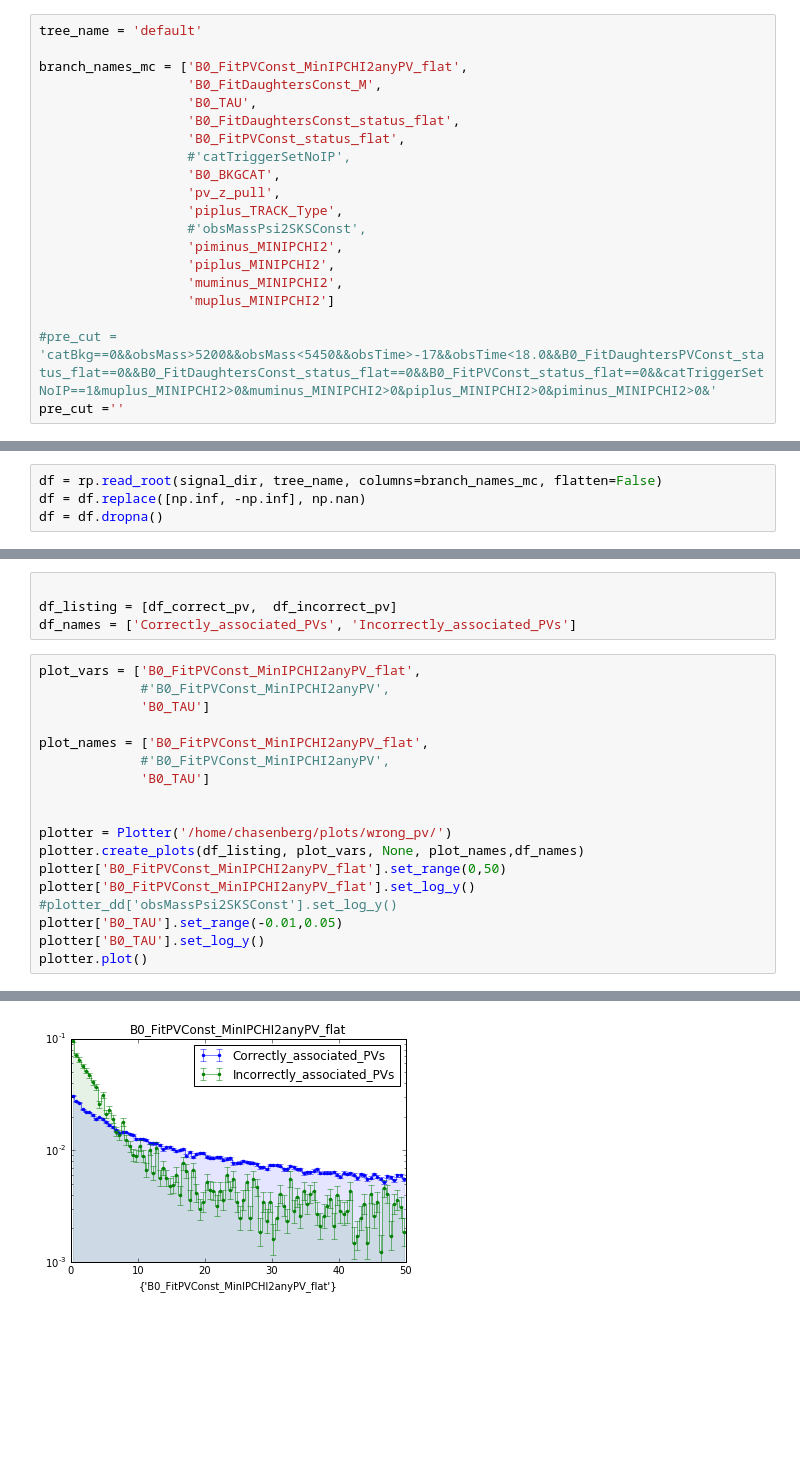
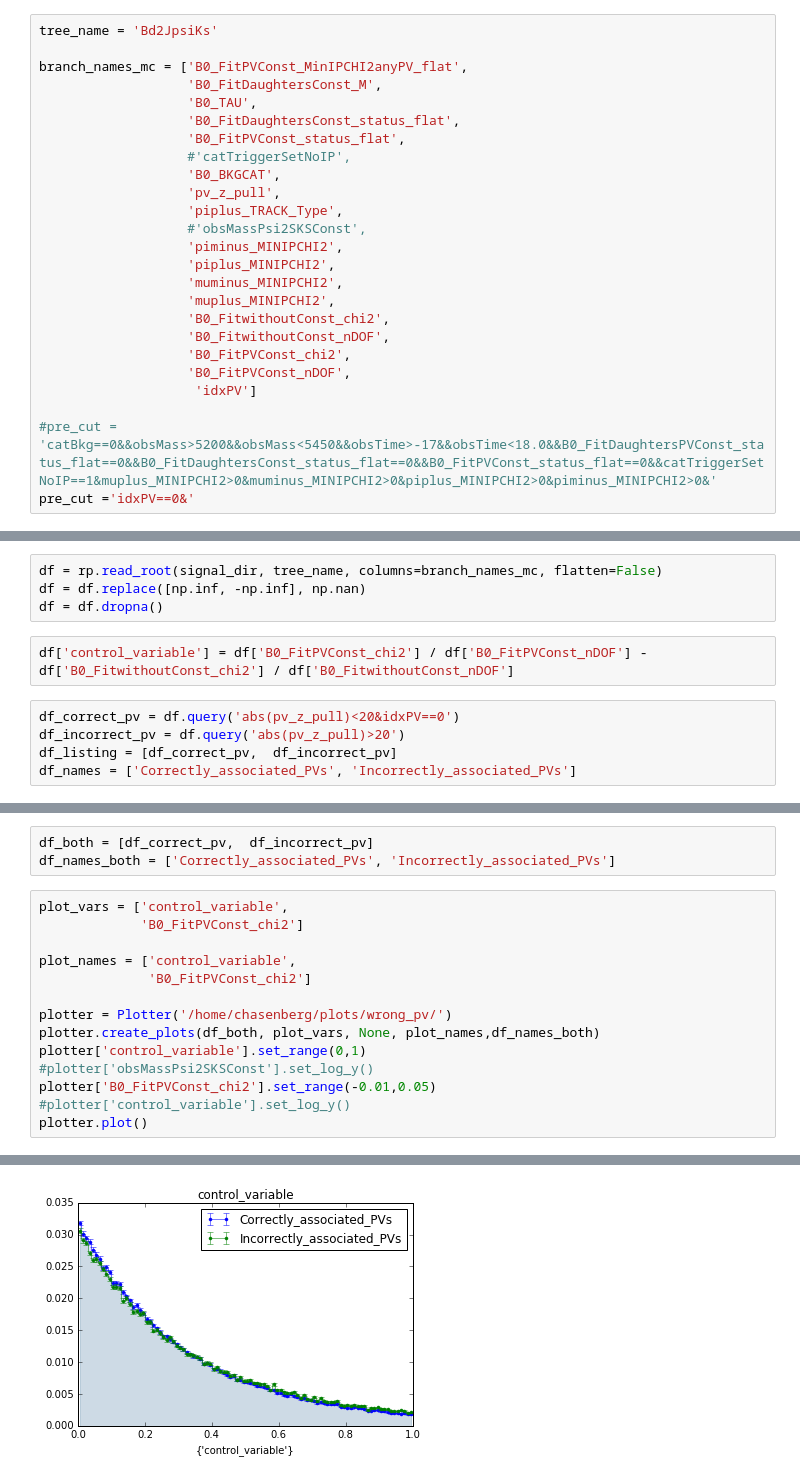
Before and after one commit to chasenberg/Masterthesis, a Jupyter notebook: notebooks/selection/bd2jpsiks_preselection_wrongPV_20170421.ipynb, the cells around one changed output, grey strips where cells are left out. Saved outputs shown, nothing was run; the diff lists cells and outputs as text; blank space fills up the shorter version.

```diff
--- a/notebooks/selection/bd2jpsiks_preselection_wrongPV_20170421.ipynb
+++ b/notebooks/selection/bd2jpsiks_preselection_wrongPV_20170421.ipynb
@@ -54,7 +54,7 @@ mc_dir = '/fhgfs/users/chasenberg/mc/2015_2016_merged/jpsimumuks/wrong_pv'
 sig_file = 'Bd2JpsimumuKS_mc_2015_2016_selected.root'
 signal_dir = os.path.join(mc_dir, sig_file)
 # %%
-tree_name = 'default'
+tree_name = 'Bd2JpsiKs'
 
 branch_names_mc = ['B0_FitPVConst_MinIPCHI2anyPV_flat',
                    'B0_FitDaughtersConst_M',
@@ -69,10 +69,15 @@ branch_names_mc = ['B0_FitPVConst_MinIPCHI2anyPV_flat',
                    'piminus_MINIPCHI2',
                    'piplus_MINIPCHI2',
                    'muminus_MINIPCHI2',
-                   'muplus_MINIPCHI2']
+                   'muplus_MINIPCHI2',
+                   'B0_FitwithoutConst_chi2',
+                   'B0_FitwithoutConst_nDOF',
+                   'B0_FitPVConst_chi2',
+                   'B0_FitPVConst_nDOF',
+                    'idxPV']
 
 #pre_cut = 'catBkg==0&&obsMass>5200&&obsMass<5450&&obsTime>-17&&obsTime<18.0&&B0_FitDaughtersPVConst_status_flat==0&&B0_FitDaughtersConst_status_flat==0&&B0_FitPVConst_status_flat==0&&catTriggerSetNoIP==1&muplus_MINIPCHI2>0&muminus_MINIPCHI2>0&piplus_MINIPCHI2>0&piminus_MINIPCHI2>0&'
-pre_cut =''
+pre_cut ='idxPV==0&'
 # %%
 df_ll = rp.read_root(signal_dir, tree_name, columns=branch_names_mc, where=pre_cut+'piplus_TRACK_Type==3',flatten=False)
 df_ll = df_ll.replace([np.inf, -np.inf], np.nan)
@@ -232,3 +235,10 @@ Check LL and DD together
 df = rp.read_root(signal_dir, tree_name, columns=branch_names_mc, flatten=False)
 df = df.replace([np.inf, -np.inf], np.nan)
 df = df.dropna()
+# %%
+df['control_variable'] = df['B0_FitPVConst_chi2'] / df['B0_FitPVConst_nDOF'] - df['B0_FitwithoutConst_chi2'] / df['B0_FitwithoutConst_nDOF']
+# %%
+df_correct_pv = df.query('abs(pv_z_pull)<20&idxPV==0')
+df_incorrect_pv = df.query('abs(pv_z_pull)>20')
+df_listing = [df_correct_pv,  df_incorrect_pv]
+df_names = ['Correctly_associated_PVs', 'Incorrectly_associated_PVs']
@@ -235,23 +272,18 @@ df = df.dropna()
 # %%
-
-df_listing = [df_correct_pv,  df_incorrect_pv]
-df_names = ['Correctly_associated_PVs', 'Incorrectly_associated_PVs']
+df_both = [df_correct_pv,  df_incorrect_pv]
+df_names_both = ['Correctly_associated_PVs', 'Incorrectly_associated_PVs']
 # %%
-plot_vars = ['B0_FitPVConst_MinIPCHI2anyPV_flat',
-             #'B0_FitPVConst_MinIPCHI2anyPV',
-             'B0_TAU']
+plot_vars = ['control_variable',
+             'B0_FitPVConst_chi2']
 
-plot_names = ['B0_FitPVConst_MinIPCHI2anyPV_flat',
-             #'B0_FitPVConst_MinIPCHI2anyPV',
-             'B0_TAU']
-
+plot_names = ['control_variable',
+              'B0_FitPVConst_chi2']
 
 plotter = Plotter('/home/chasenberg/plots/wrong_pv/')
-plotter.create_plots(df_listing, plot_vars, None, plot_names,df_names)
-plotter['B0_FitPVConst_MinIPCHI2anyPV_flat'].set_range(0,50)
-plotter['B0_FitPVConst_MinIPCHI2anyPV_flat'].set_log_y()
-#plotter_dd['obsMassPsi2SKSConst'].set_log_y()
-plotter['B0_TAU'].set_range(-0.01,0.05)
-plotter['B0_TAU'].set_log_y()
+plotter.create_plots(df_both, plot_vars, None, plot_names,df_names_both)
+plotter['control_variable'].set_range(0,1)
+#plotter['obsMassPsi2SKSConst'].set_log_y()
+plotter['B0_FitPVConst_chi2'].set_range(-0.01,0.05)
+#plotter['control_variable'].set_log_y()
 plotter.plot()
 # %% [output]
@@ -259,2 +291,2 @@ WARNING: Range for plot B0_FitPVConst_MinIPCHI2anyPV_flat has been manually set
 WARNING: Efficiencies are calculated against the full complete dataset.
-[figure, old version]
+[figure, new version]
```
Also changed, not shown: parts of 15 cells of this notebook, 3 other files.
